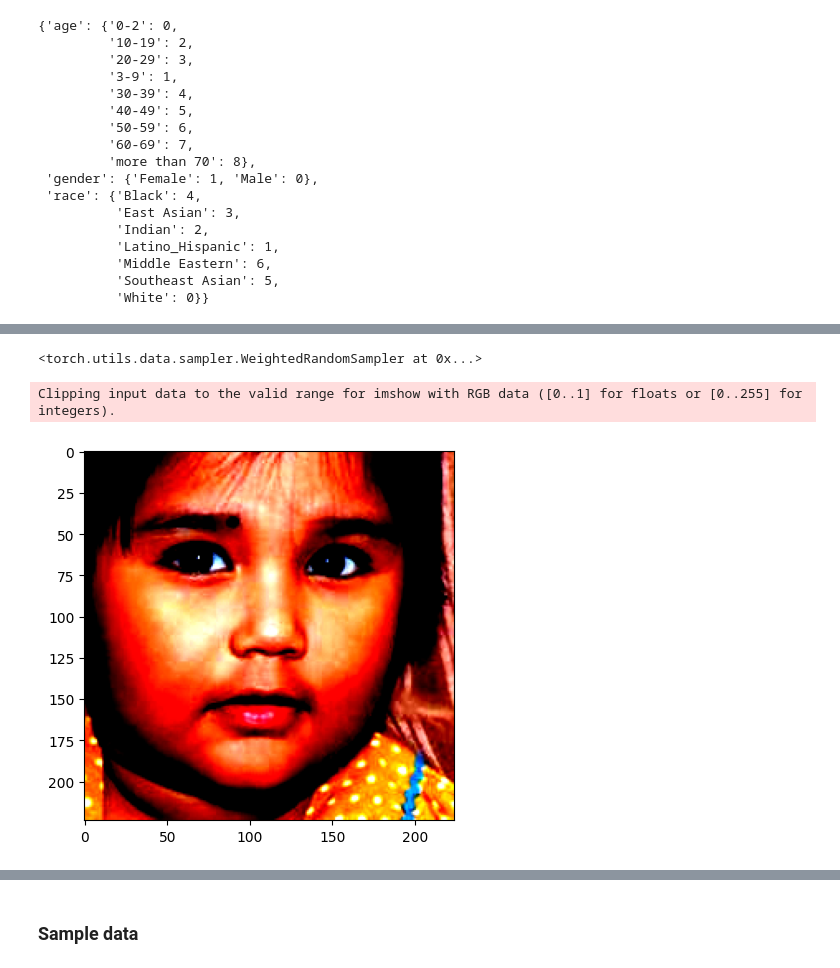
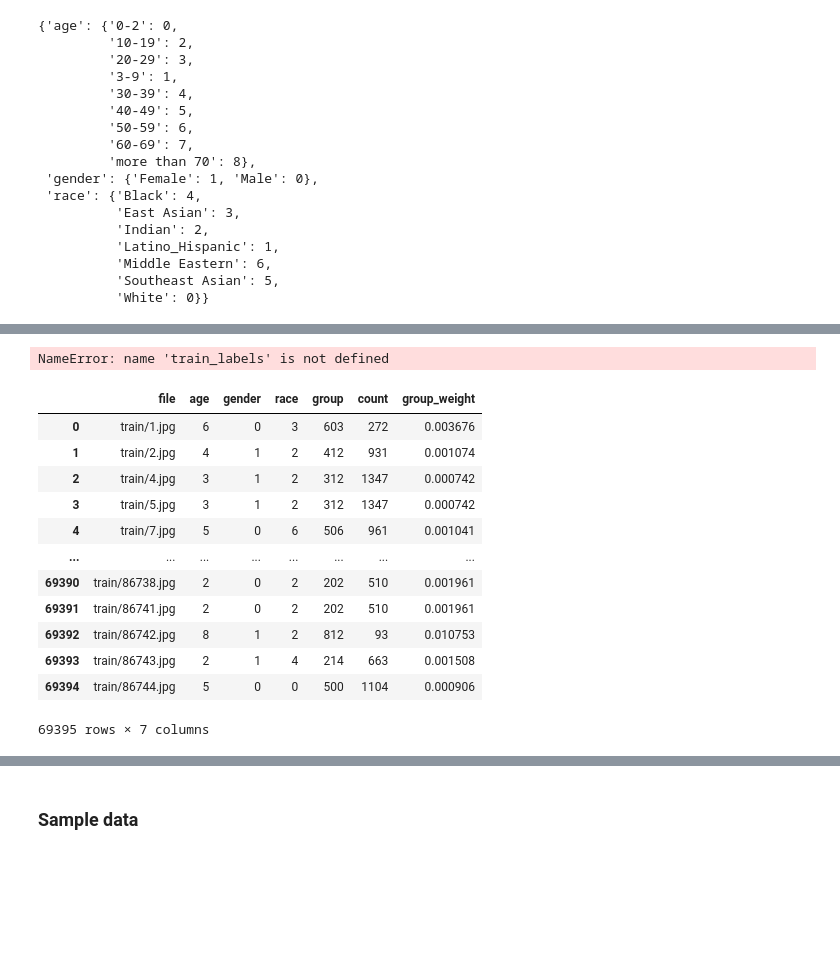
Before and after one commit to trybushenko/FairFace_Modeling, a Jupyter notebook: notebooks/22072023-model-train.ipynb, the cells around one changed output, grey strips where cells are left out. Cells and saved outputs as stored; diff of their text form; code cells hidden in the pictures; blank space fills up the shorter version.

Commit message:
modified the project, splitted on files, added class weights

```diff
--- a/notebooks/22072023-model-train.ipynb
+++ b/notebooks/22072023-model-train.ipynb
@@ -137,6 +84,7 @@ pprint(encoders)
 # %%
 train_samples = json.load(open('../train_test_val.json'))['train']
 label_train_test = pd.read_csv('../data/fairface_label_train.csv')
-print(train_samples[:5])
-label_train_test.head()
+
+class_weights = utils.calc_tasks_weight({'age' : age_dict, 'gender' : gender_dict, 'race' : race_dict})
+train_labels = utils.calc_category_weights(train_samples, label_train_test, {'age_dict' : age_dict, 'race_dict' : race_dict, 'gender_dict' : gender_dict})
 # %% [output]
@@ -199,5 +93,0 @@ train_labels
-# %%
-sampler = WeightedRandomSampler(weights=train_labels['total_weight'], num_samples=len(train_labels), replacement=True)
-sampler
-# %% [output]
-<torch.utils.data.sampler.WeightedRandomSampler at 0x...>
@@ -207 +94,39 @@ batch_size = 64
+# %%
+def group_class_weight(labels):
+    """
+    It is another way of calculation of image weight for oversampling technique.
+
+    Args:
+        labels: pd.DataFrame - dataframe with filenames and its labels.
+    Returns:
+        labels: pd.DataFrame - dataframe with calculated weights for every file and its labels.
+    """
+
+    labels['group'] = labels.apply(lambda x: f'{x["age"]}{x["gender"]}{x["race"]}', axis=1)
+    group_vc = labels['group'].value_counts()
+    group_counts = group_vc.to_frame().reset_index()
+    labels = labels.merge(group_counts, on='group', how='left')
+    labels['group_weight'] = 1 / labels['count']
+    return labels
+
+train_labels = group_class_weight(train_labels)
+train_labels.head()
+# %% [output]
+NameError: name 'train_labels' is not defined
+# %%
+train_labels.drop(['age_weight', 'gender_weight', 'race_weight', 'total_weight'], axis=1)
+# %% [output]
+|  | file | age | gender | race | group | count | group_weight |
+| 0 | train/1.jpg | 6 | 0 | 3 | 603 | 272 | 0.003676 |
+| 1 | train/2.jpg | 4 | 1 | 2 | 412 | 931 | 0.001074 |
+| 2 | train/4.jpg | 3 | 1 | 2 | 312 | 1347 | 0.000742 |
+| 3 | train/5.jpg | 3 | 1 | 2 | 312 | 1347 | 0.000742 |
+| 4 | train/7.jpg | 5 | 0 | 6 | 506 | 961 | 0.001041 |
+| ... | ... | ... | ... | ... | ... | ... | ... |
+| 69390 | train/86738.jpg | 2 | 0 | 2 | 202 | 510 | 0.001961 |
+| 69391 | train/86741.jpg | 2 | 0 | 2 | 202 | 510 | 0.001961 |
+| 69392 | train/86742.jpg | 8 | 1 | 2 | 812 | 93 | 0.010753 |
+| 69393 | train/86743.jpg | 2 | 1 | 4 | 214 | 663 | 0.001508 |
+| 69394 | train/86744.jpg | 5 | 0 | 0 | 500 | 1104 | 0.000906 |
+69395 rows × 7 columns
 # %%
@@ -250,5 +182,0 @@ val_loader = DataLoader(fairface_val, batch_size=64, shuffle=True, num_workers=5
-# %%
-display_torch_img(fairface_train, 35)
-# %% [output]
-Clipping input data to the valid range for imshow with RGB data ([0..1] for floats or [0..255] for integers).
-[figure, removed]
```
Also changed, not shown: parts of 24 cells of this notebook, 4 other files.
